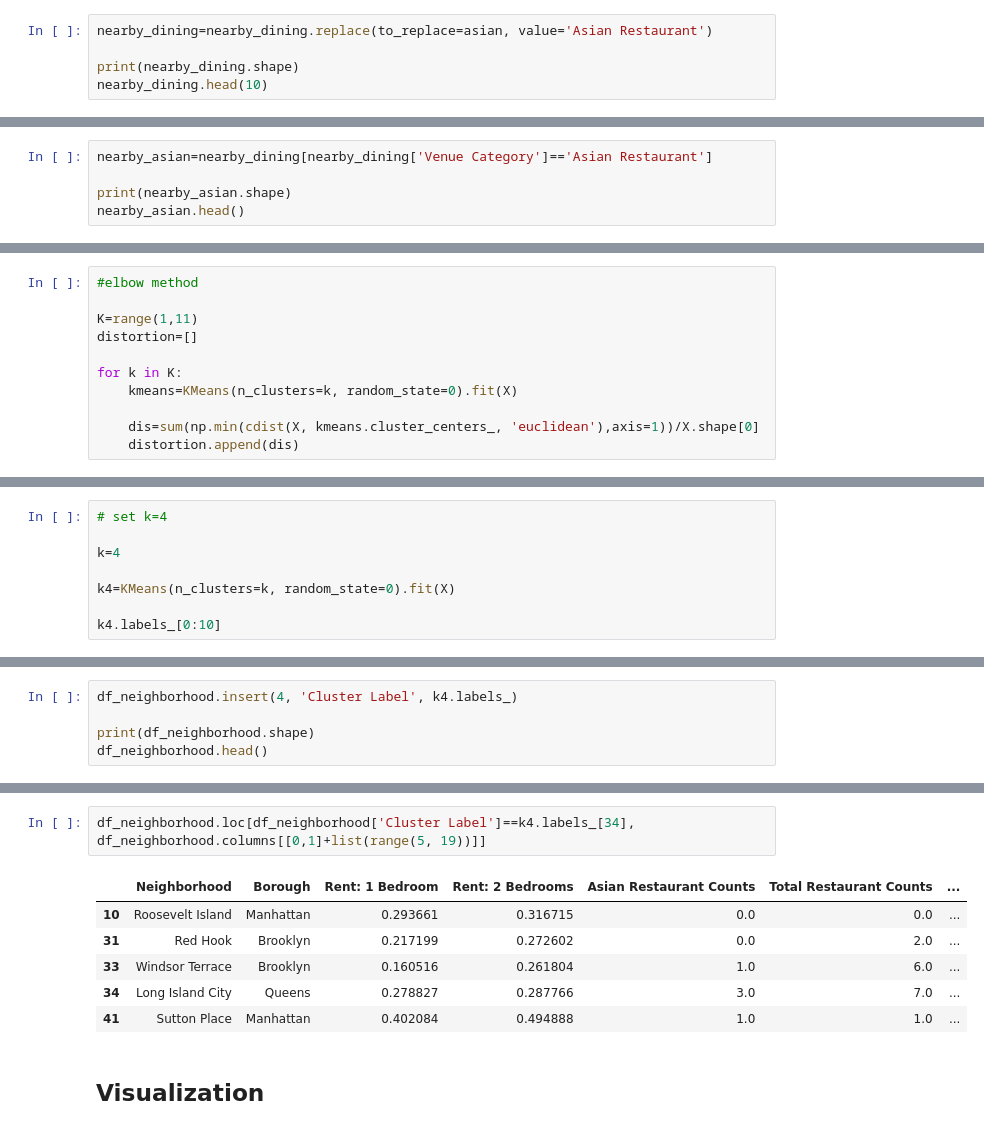
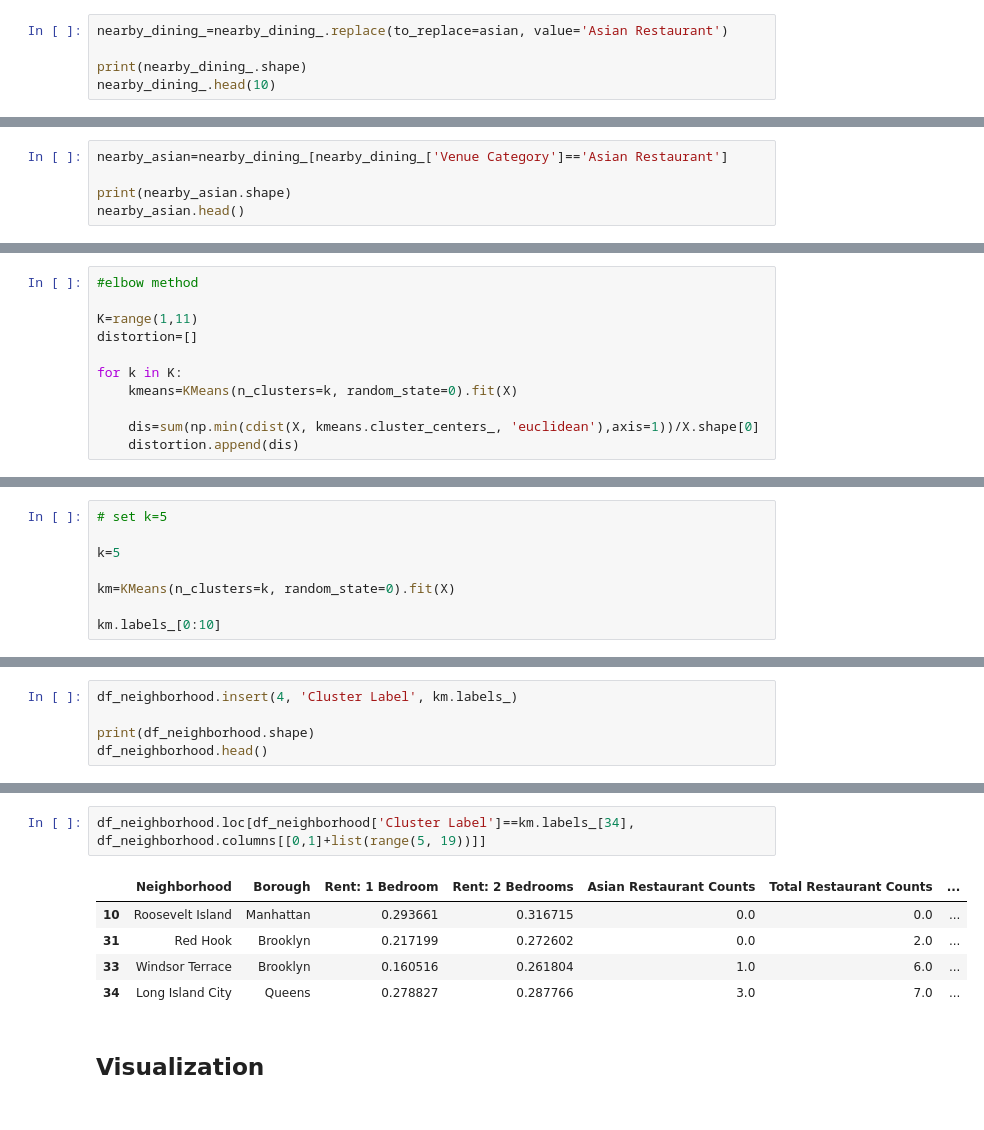
Before and after one commit to emmakai/IBM-Capstone, a Jupyter notebook: C9-Capstone-Find Similar Neighborhood-Analysis.ipynb, the cells around one changed output, grey strips where cells are left out. Cells and saved outputs as stored; diff of their text form.

```diff
--- a/C9-Capstone-Find Similar Neighborhood-Analysis.ipynb
+++ b/C9-Capstone-Find Similar Neighborhood-Analysis.ipynb
@@ -760,8 +765,8 @@ asian=['Chinese Restaurant',
        'Szechuan Restaurant',
        'Indonesian Restaurant']
 # %%
-nearby_dining=nearby_dining.replace(to_replace=asian, value='Asian Restaurant')
+nearby_dining_=nearby_dining_.replace(to_replace=asian, value='Asian Restaurant')
 
-print(nearby_dining.shape)
-nearby_dining.head(10)
+print(nearby_dining_.shape)
+nearby_dining_.head(10)
 # %% [output]
@@ -780,5 +785,5 @@ nearby_dining.head(10)
 # %%
-nearby_asian=nearby_dining[nearby_dining['Venue Category']=='Asian Restaurant']
+nearby_asian=nearby_dining_[nearby_dining_['Venue Category']=='Asian Restaurant']
 
 print(nearby_asian.shape)
 nearby_asian.head()
@@ -1169,9 +1194,9 @@ plt.show()
 # %%
-# set k=4
+# set k=5
 
-k=4
+k=5
 
-k4=KMeans(n_clusters=k, random_state=0).fit(X)
+km=KMeans(n_clusters=k, random_state=0).fit(X)
 
-k4.labels_[0:10]
+km.labels_[0:10]
 # %% [output]
@@ -1179,5 +1204,5 @@ array([0, 0, 0, 3, 0, 0, 0, 1, 0, 0], dtype=int32)
 # %%
-df_neighborhood.insert(4, 'Cluster Label', k4.labels_)
+df_neighborhood.insert(4, 'Cluster Label', km.labels_)
 
 print(df_neighborhood.shape)
 df_neighborhood.head()
@@ -1200,13 +1225,12 @@ df_neighborhood[df_neighborhood['Neighborhood']=='Long Island City']
 1 rows × 25 columns
 # %%
-df_neighborhood.loc[df_neighborhood['Cluster Label']==k4.labels_[34], df_neighborhood.columns[[0,1]+list(range(5, 19))]]
+df_neighborhood.loc[df_neighborhood['Cluster Label']==km.labels_[34], df_neighborhood.columns[[0,1]+list(range(5, 19))]]
 # %% [output]
 |  | Neighborhood | Borough | Rent: 1 Bedroom | Rent: 2 Bedrooms | Asian Restaurant Counts | Total Restaurant Counts | ... |
 | 10 | Roosevelt Island | Manhattan | 0.293661 | 0.316715 | 0.0 | 0.0 | ... |
 | 31 | Red Hook | Brooklyn | 0.217199 | 0.272602 | 0.0 | 2.0 | ... |
 | 33 | Windsor Terrace | Brooklyn | 0.160516 | 0.261804 | 1.0 | 6.0 | ... |
 | 34 | Long Island City | Queens | 0.278827 | 0.287766 | 3.0 | 7.0 | ... |
-| 41 | Sutton Place | Manhattan | 0.402084 | 0.494888 | 1.0 | 1.0 | ... |
 # %% [markdown]
 ## Visualization
 # %%
```
Also changed, not shown: parts of 33 cells of this notebook, 4 other files.
